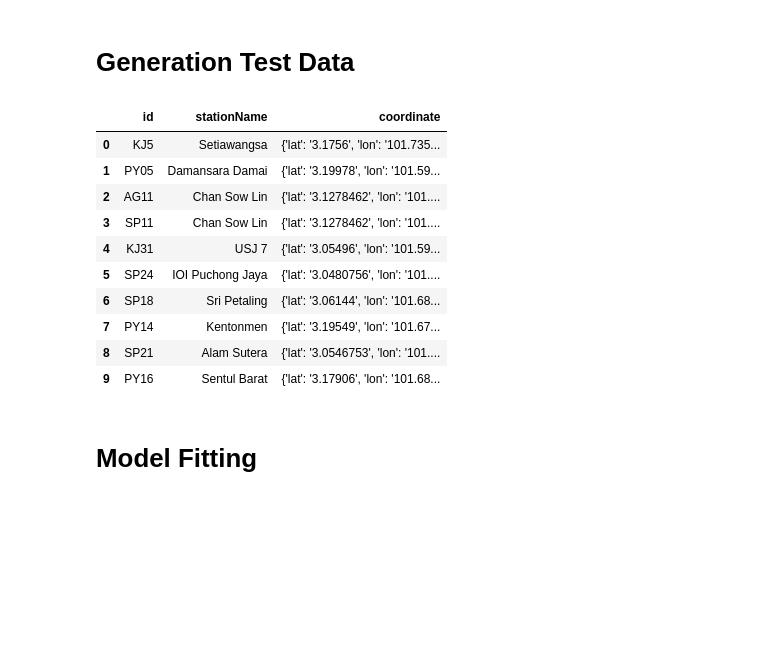
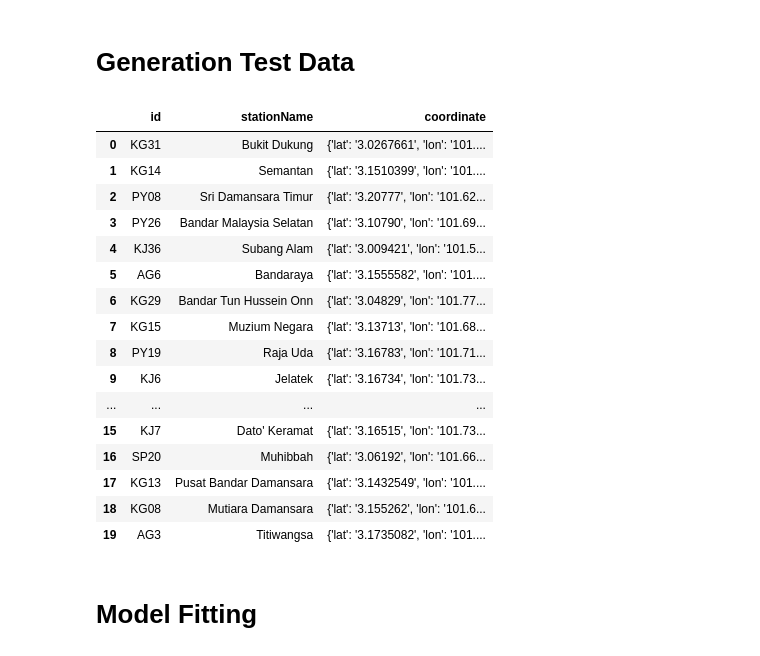
Before and after one commit to devchinyan/TravelingSalesmanProblem, a Jupyter notebook: TravelingSalesman/Particle Swarm Optimization .ipynb, the cells around one changed output. Drawn from its saved outputs; the diff is of its cells as text; code cells hidden in the pictures; blank space fills up the shorter version.

```diff
--- a/TravelingSalesman/Particle Swarm Optimization .ipynb
+++ b/TravelingSalesman/Particle Swarm Optimization .ipynb
@@ -235,22 +235,28 @@ class ParticleSwarmOptimizer:
 # %% [markdown]
 # Generation Test Data
 # %%
-stationIDs = trainNetwork.getRandomVerticesID(10).get("res")
+stationIDs = trainNetwork.getRandomVerticesID(20).get("res")
 # stationIDs = ['PY19', 'SP1', 'PY15', 'KJ11', 'SP24', 'AG18', 'AG17', 'PY29', 'PY03', 'PY07']
 # stationIDs = ['AG16','KJ35','AG11','PY21','AG1','PY27','PY22','KG33','KJ5','KJ9','SP8','KJ19','AG6','KG17','AG7','KG34','PY37','SP4','SP14','KJ6']
 pd.DataFrame([trainNetwork.vertices[stationID] for stationID in stationIDs])
 # %% [output]
 |  | id | stationName | coordinate |
-| 0 | KJ5 | Setiawangsa | {'lat': '3.1756', 'lon': '101.735... |
-| 1 | PY05 | Damansara Damai | {'lat': '3.19978', 'lon': '101.59... |
-| 2 | AG11 | Chan Sow Lin | {'lat': '3.1278462', 'lon': '101.... |
-| 3 | SP11 | Chan Sow Lin | {'lat': '3.1278462', 'lon': '101.... |
-| 4 | KJ31 | USJ 7 | {'lat': '3.05496', 'lon': '101.59... |
-| 5 | SP24 | IOI Puchong Jaya | {'lat': '3.0480756', 'lon': '101.... |
-| 6 | SP18 | Sri Petaling | {'lat': '3.06144', 'lon': '101.68... |
-| 7 | PY14 | Kentonmen | {'lat': '3.19549', 'lon': '101.67... |
-| 8 | SP21 | Alam Sutera | {'lat': '3.0546753', 'lon': '101.... |
-| 9 | PY16 | Sentul Barat | {'lat': '3.17906', 'lon': '101.68... |
+| 0 | KG31 | Bukit Dukung | {'lat': '3.0267661', 'lon': '101.... |
+| 1 | KG14 | Semantan | {'lat': '3.1510399', 'lon': '101.... |
+| 2 | PY08 | Sri Damansara Timur | {'lat': '3.20777', 'lon': '101.62... |
+| 3 | PY26 | Bandar Malaysia Selatan | {'lat': '3.10790', 'lon': '101.69... |
+| 4 | KJ36 | Subang Alam | {'lat': '3.009421', 'lon': '101.5... |
+| 5 | AG6 | Bandaraya | {'lat': '3.1555582', 'lon': '101.... |
+| 6 | KG29 | Bandar Tun Hussein Onn | {'lat': '3.04829', 'lon': '101.77... |
+| 7 | KG15 | Muzium Negara | {'lat': '3.13713', 'lon': '101.68... |
+| 8 | PY19 | Raja Uda | {'lat': '3.16783', 'lon': '101.71... |
+| 9 | KJ6 | Jelatek | {'lat': '3.16734', 'lon': '101.73... |
+| ... | ... | ... | ... |
+| 15 | KJ7 | Dato' Keramat | {'lat': '3.16515', 'lon': '101.73... |
+| 16 | SP20 | Muhibbah | {'lat': '3.06192', 'lon': '101.66... |
+| 17 | KG13 | Pusat Bandar Damansara | {'lat': '3.1432549', 'lon': '101.... |
+| 18 | KG08 | Mutiara Damansara | {'lat': '3.155262', 'lon': '101.6... |
+| 19 | AG3 | Titiwangsa | {'lat': '3.1735082', 'lon': '101.... |
 # %% [markdown]
 # Model Fitting
 # %%
```
Also changed, not shown: parts of 6 cells of this notebook, 4 other files.
